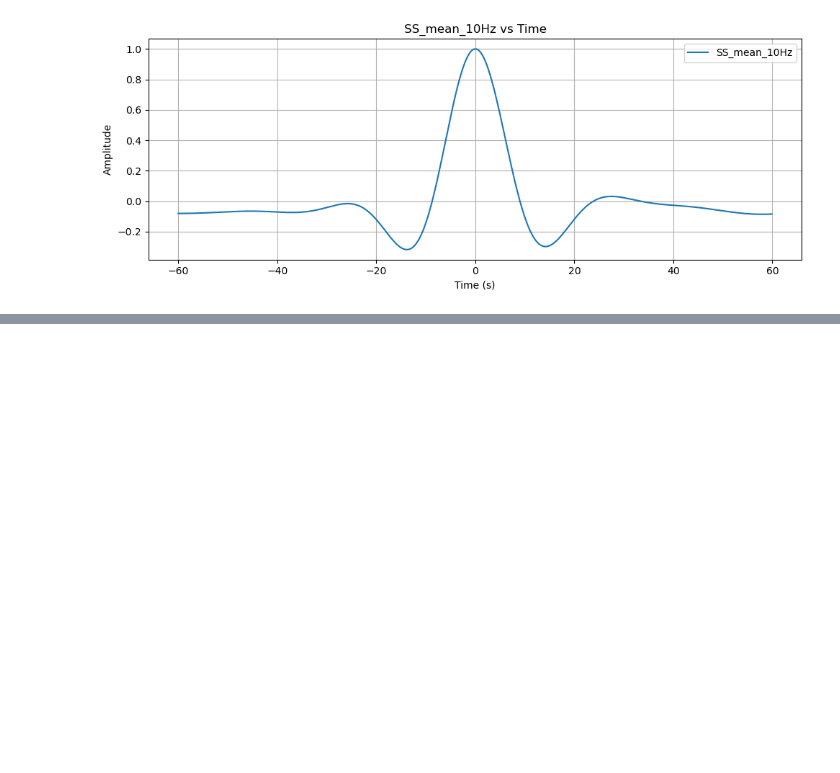
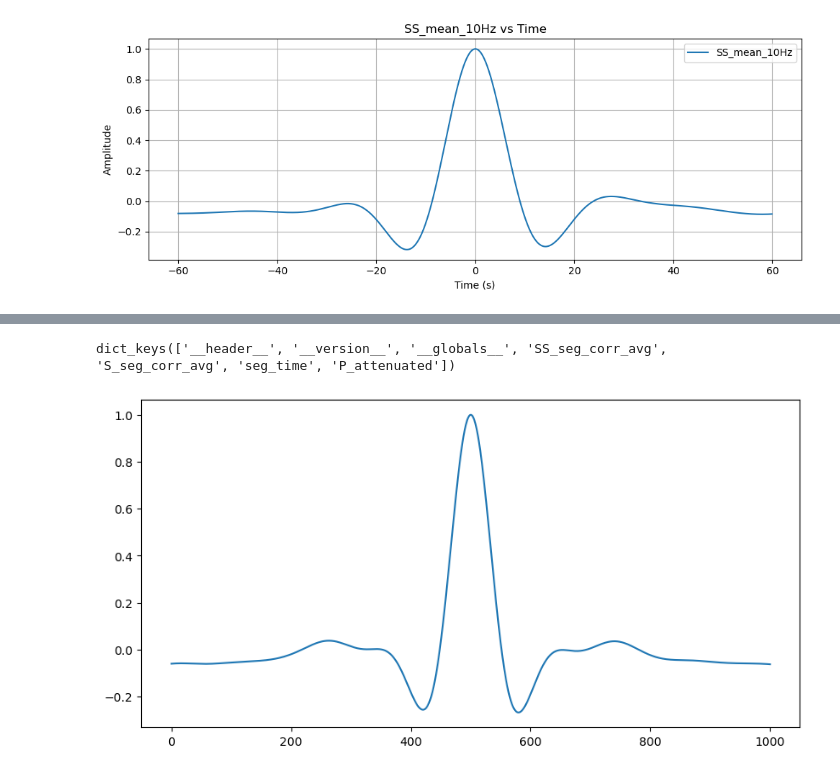
Before and after one commit to evanzzq/SHARP-SS, a Jupyter notebook: Debug.ipynb, the cells around one changed output, grey strips where cells are left out. Saved outputs shown, nothing was run; the diff lists cells and outputs as text; code cells hidden in the pictures; blank space fills up the shorter version.

```diff
--- a/Debug.ipynb
+++ b/Debug.ipynb
@@ -89,0 +165,30 @@ plt.show()
+# %%
+from scipy.io import loadmat
+
+data = loadmat("SS_matchfiltered_NoMelt.mat")
+
+# View available variables
+print(data.keys())
+
+plt.figure(figsize=(10,5))
+plt.plot(data["S_seg_corr_avg"])
+
+P = data["S_seg_corr_avg"]
+D = data["SS_seg_corr_avg"]
+Ptime = data["seg_time"]
+
+P, D, Ptime = P.ravel(), D.ravel(), Ptime.ravel()
+dt = Ptime[1] - Ptime[0]
+
+prior = Prior(tlen=Ptime[-1], stdP=0.1, dt=dt, widRange=(0.1, 5))
+
+import pickle
+# Save prior
+with open("./NoMelt/prior.pkl", "wb") as f:
+    pickle.dump(prior, f)
+
+# Save
+np.savez("./NoMelt/data.npz", P=P, D=D)
+# %% [output]
+dict_keys(['__header__', '__version__', '__globals__', 'SS_seg_corr_avg', 'S_seg_corr_avg', 'seg_time', 'P_attenuated'])
+[figure, added]
```
Also changed, not shown: parts of 5 cells of this notebook, 19 other files.
